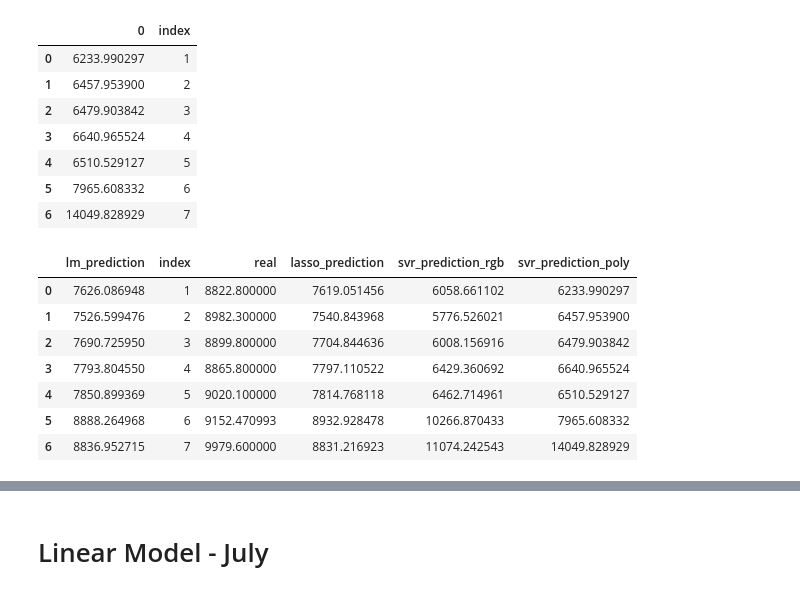
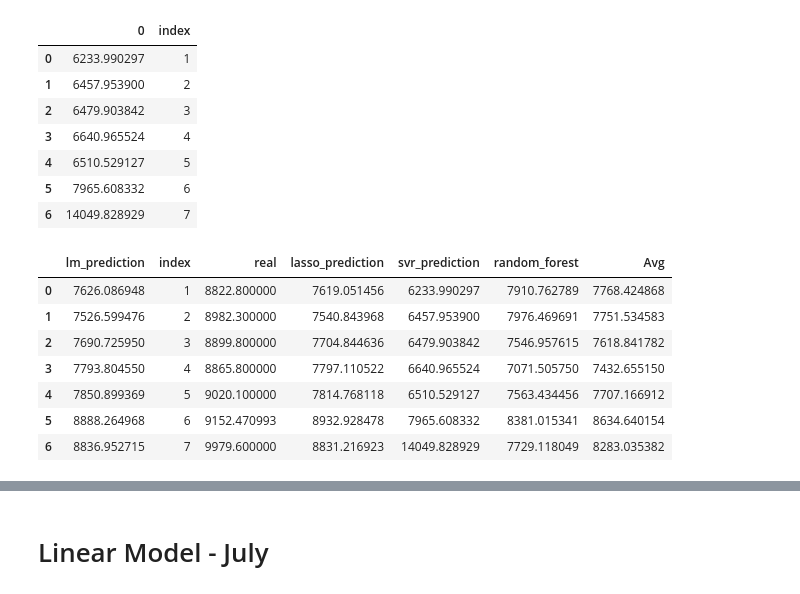
Before and after one commit to DonaldTurton/iLab2, a Jupyter notebook: Mdoelling_1.ipynb, the cells around one changed output, grey strips where cells are left out. Saved outputs shown, nothing was run; the diff lists cells and outputs as text; code cells hidden in the pictures.

```diff
--- a/Mdoelling_1.ipynb
+++ b/Mdoelling_1.ipynb
@@ -610,11 +585,13 @@ merge_may.columns = ['lm_prediction', 'index', 'real', 'lasso_prediction', 'svr_
-# %%
-merge_may
-# %% [output]
-|  | lm_prediction | index | real | lasso_prediction | svr_prediction_rgb | svr_prediction_poly |
-| 0 | 7626.086948 | 1 | 8822.800000 | 7619.051456 | 6058.661102 | 6233.990297 |
-| 1 | 7526.599476 | 2 | 8982.300000 | 7540.843968 | 5776.526021 | 6457.953900 |
-| 2 | 7690.725950 | 3 | 8899.800000 | 7704.844636 | 6008.156916 | 6479.903842 |
-| 3 | 7793.804550 | 4 | 8865.800000 | 7797.110522 | 6429.360692 | 6640.965524 |
-| 4 | 7850.899369 | 5 | 9020.100000 | 7814.768118 | 6462.714961 | 6510.529127 |
-| 5 | 8888.264968 | 6 | 9152.470993 | 8932.928478 | 10266.870433 | 7965.608332 |
-| 6 | 8836.952715 | 7 | 9979.600000 | 8831.216923 | 11074.242543 | 14049.828929 |
+# %%
+merge_may['Avg'] = (merge_may['lm_prediction'] + merge_may['random_forest']) / 2
+
+merge_may
+# %% [output]
+|  | lm_prediction | index | real | lasso_prediction | svr_prediction | random_forest | Avg |
+| 0 | 7626.086948 | 1 | 8822.800000 | 7619.051456 | 6233.990297 | 7910.762789 | 7768.424868 |
+| 1 | 7526.599476 | 2 | 8982.300000 | 7540.843968 | 6457.953900 | 7976.469691 | 7751.534583 |
+| 2 | 7690.725950 | 3 | 8899.800000 | 7704.844636 | 6479.903842 | 7546.957615 | 7618.841782 |
+| 3 | 7793.804550 | 4 | 8865.800000 | 7797.110522 | 6640.965524 | 7071.505750 | 7432.655150 |
+| 4 | 7850.899369 | 5 | 9020.100000 | 7814.768118 | 6510.529127 | 7563.434456 | 7707.166912 |
+| 5 | 8888.264968 | 6 | 9152.470993 | 8932.928478 | 7965.608332 | 8381.015341 | 8634.640154 |
+| 6 | 8836.952715 | 7 | 9979.600000 | 8831.216923 | 14049.828929 | 7729.118049 | 8283.035382 |
```
Also changed, not shown: parts of 27 cells of this notebook.
